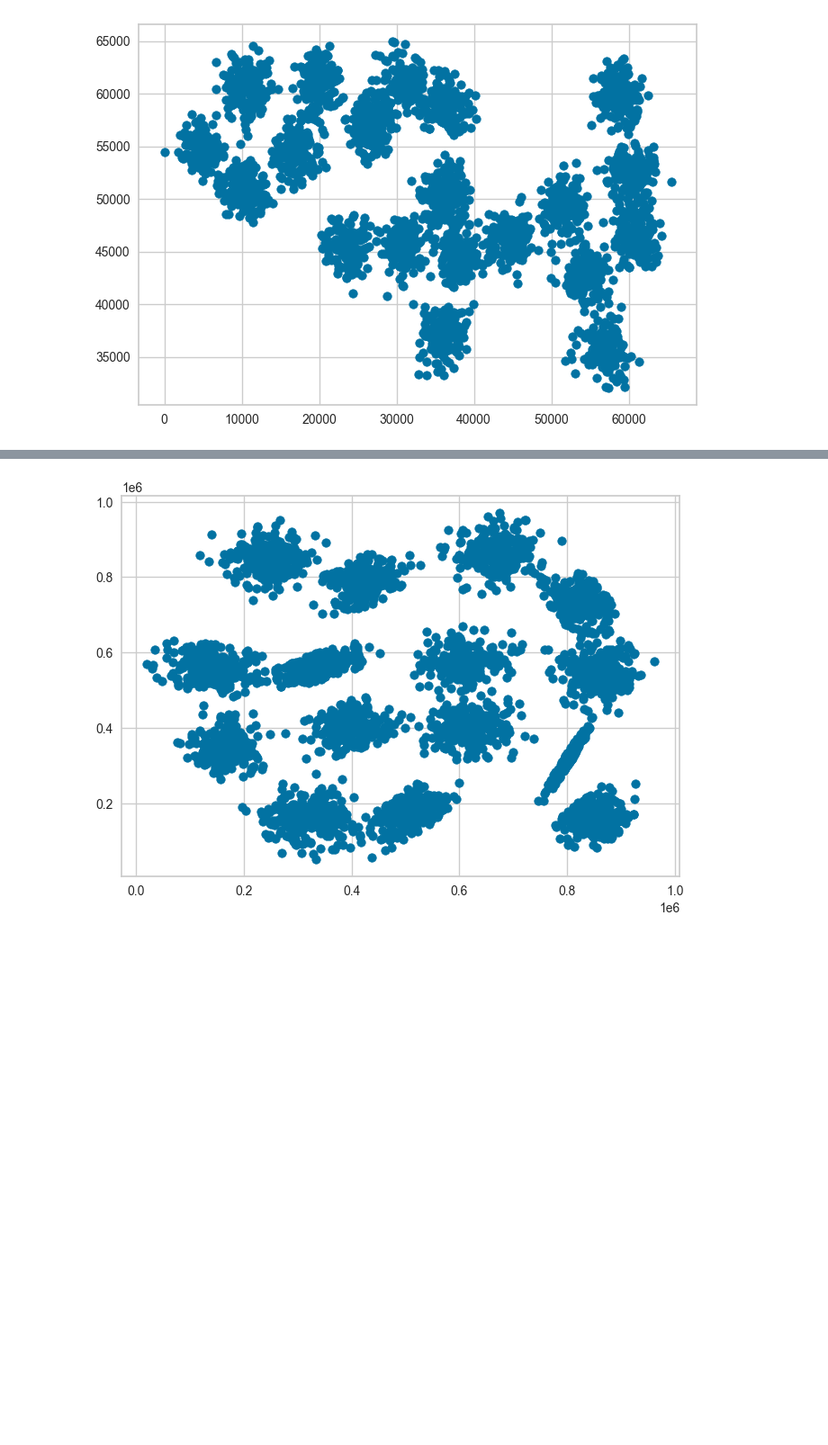
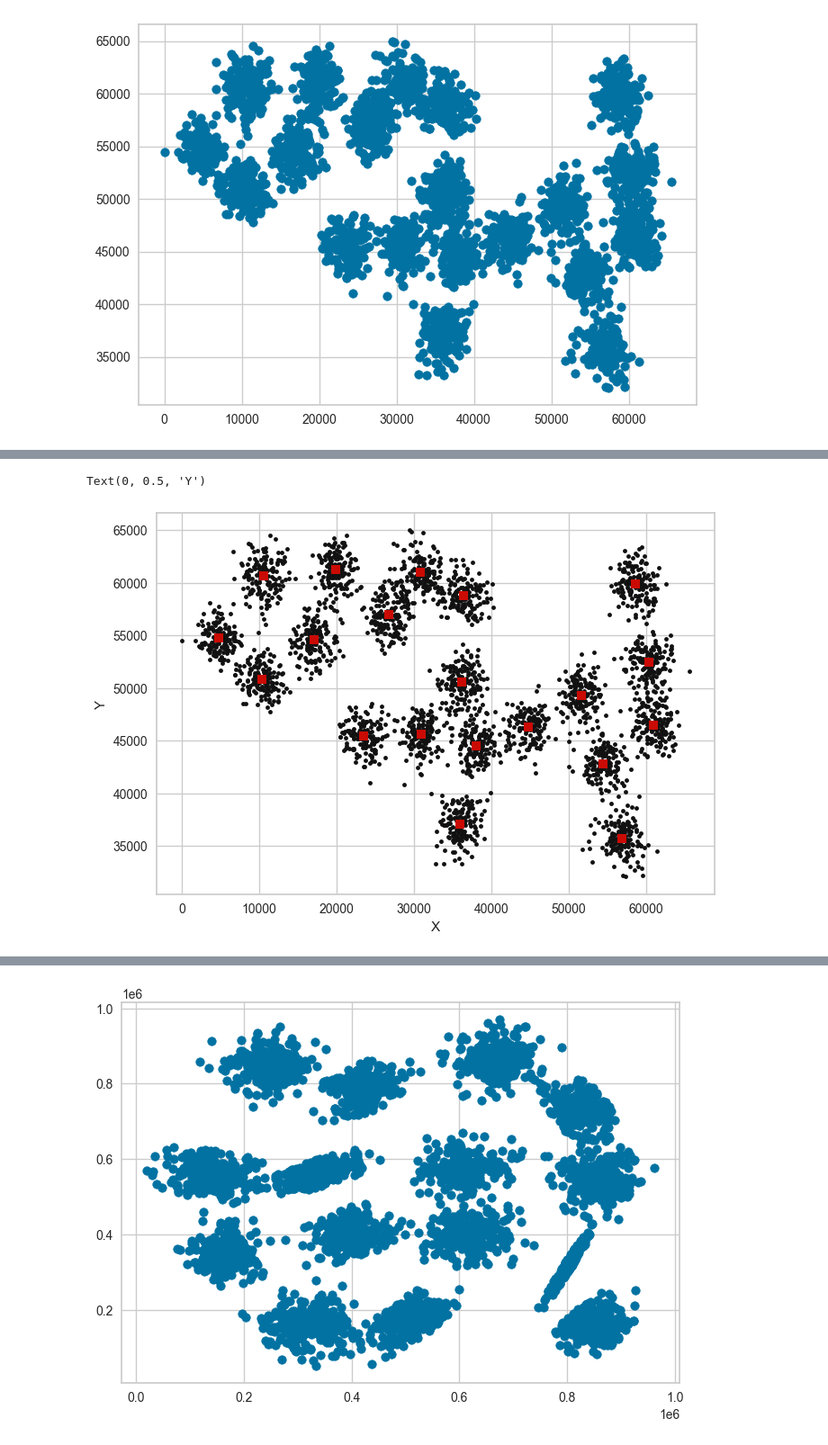
Before and after one commit to huaxel/cursussen-ehb, a Jupyter notebook: Les7/clustering.ipynb, the cells around one changed output, grey strips where cells are left out. Shown at 90% size. Saved outputs shown, nothing was run; the diff lists cells and outputs as text; code cells hidden in the pictures; blank space fills up the shorter version.

```diff
--- a/Les7/clustering.ipynb
+++ b/Les7/clustering.ipynb
@@ -220,0 +245,11 @@ plt.plot(k_, [silhouette_score(a1, model.labels_) for model in kmeans_], 'b.-')
+# %%
+kmeans = KMeans(n_clusters=20)
+y_pred = kmeans.fit_predict(a1)
+# %%
+plt.plot(a1[:, 0], a1[:, 1], 'k.')
+plt.plot(kmeans.cluster_centers_[:, 0], kmeans.cluster_centers_[:, 1], 'rs')
+plt.xlabel('X')
+plt.ylabel('Y')
+# %% [output]
+Text(0, 0.5, 'Y')
+[figure, added]
```
Also changed, not shown: parts of 23 cells of this notebook, 5 other files.
